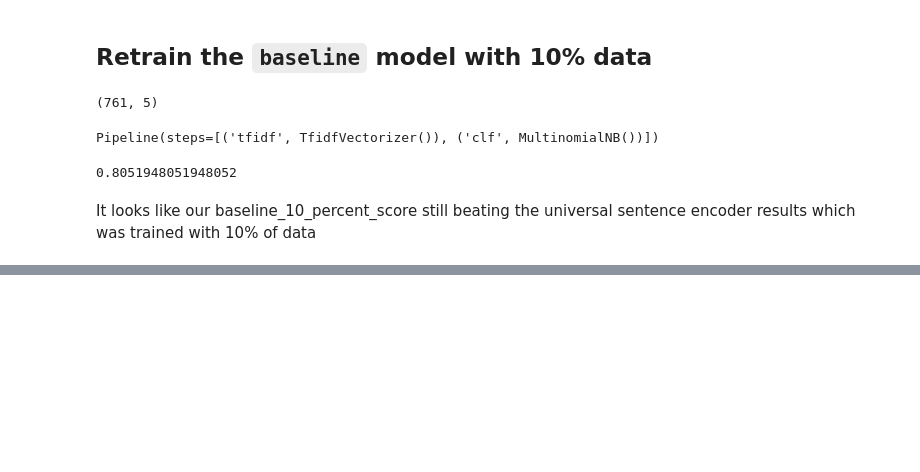
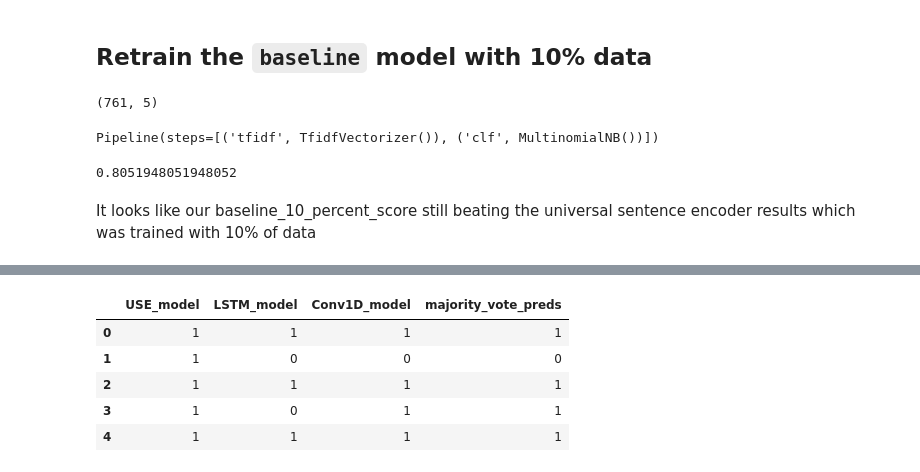
Before and after one commit to SaketMunda/introduction-to-nlp, a Jupyter notebook: exercises_nlp.ipynb, the cells around one changed output, grey strips where cells are left out. Saved outputs shown, nothing was run; the diff lists cells and outputs as text; code cells hidden in the pictures; blank space fills up the shorter version.

```diff
--- a/exercises_nlp.ipynb
+++ b/exercises_nlp.ipynb
@@ -312,0 +488,8 @@ It looks like our baseline_10_percent_score still beating the universal sentence
+# %%
+# getting the model predictions
+model_USE_preds = model_predictions(model_USE, test_sentences)
+model_2_preds = model_predictions(model_2, test_sentences)
+model_5_preds = model_predictions(model_5, test_sentences)
+
+# check the shapes of the predictions
+model_USE_preds.shape, model_2_preds.shape, model_5_preds.shape
@@ -312,0 +508,7 @@ It looks like our baseline_10_percent_score still beating the universal sentence
+# %%
+# create the dataframe of all the predictions
+preds_df = pd.DataFrame({"USE_model": model_USE_preds,
+                         "LSTM_model": model_2_preds,
+                         "Conv1D_model": model_5_preds})
+
+preds_df.head()
@@ -312,0 +522,11 @@ It looks like our baseline_10_percent_score still beating the universal sentence
+# %%
+# Now create the majority voted predictions of our model
+preds_df['majority_vote_preds'] = preds_df.mode(axis=1)
+preds_df.head()
+# %% [output]
+|  | USE_model | LSTM_model | Conv1D_model | majority_vote_preds |
+| 0 | 1 | 1 | 1 | 1 |
+| 1 | 1 | 0 | 0 | 0 |
+| 2 | 1 | 1 | 1 | 1 |
+| 3 | 1 | 0 | 1 | 1 |
+| 4 | 1 | 1 | 1 | 1 |
```
Also changed, not shown: parts of 36 cells of this notebook.
